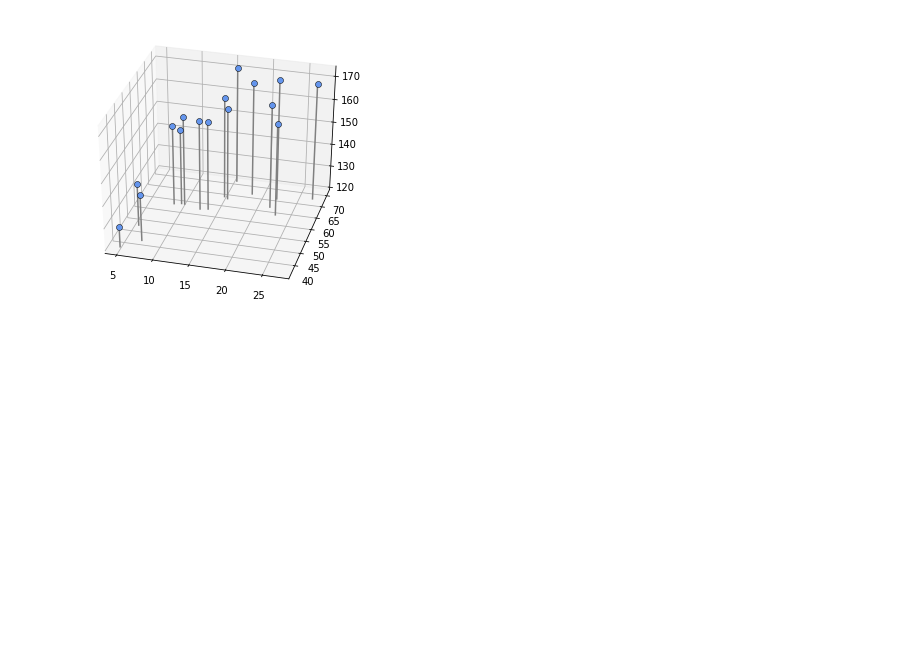
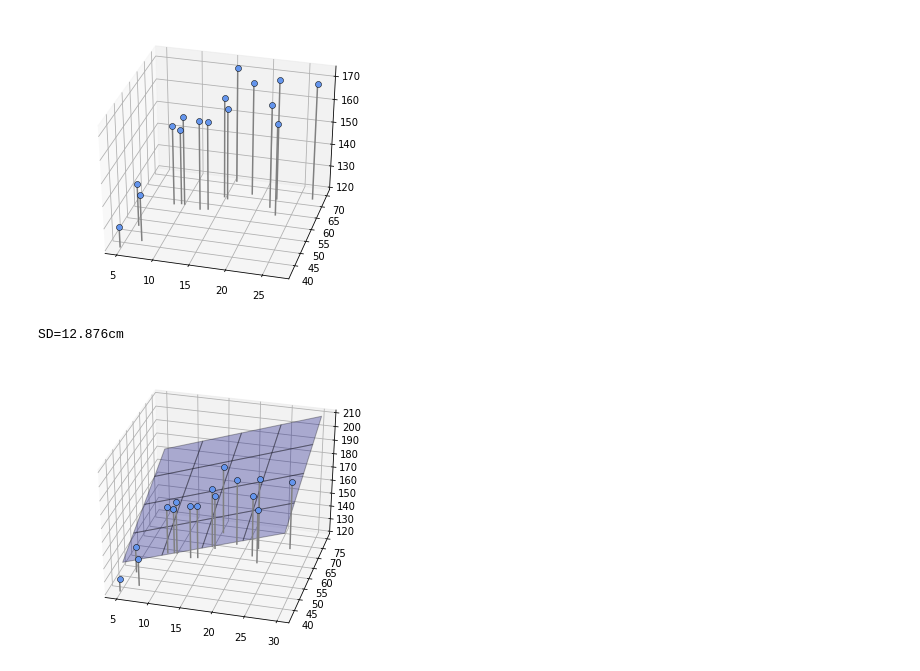
Before and after one commit to rimever/NewMachineLearningTextbook, a Jupyter notebook: chapter5/chapter5.ipynb, the cells around one changed output. Cells and saved outputs as stored; diff of their text form; code cells hidden in the pictures; blank space fills up the shorter version.

```diff
--- a/chapter5/chapter5.ipynb
+++ b/chapter5/chapter5.ipynb
@@ -226,3 +226,28 @@ plt.show
 # %% [output]
 <function matplotlib.pyplot.show(*args, **kw)>
 [figure]
+# %%
+def show_plane(ax,w):
+    px0 = np.linspace(X0_min, X0_max, 5)
+    px1 = np.linspace(X1_min, X1_max, 5)
+    px0, px1 = np.meshgrid(px0, px1)
+    y = w[0] * px0 + w[1] * px1 + w[2]
+    ax.plot_surface(px0, px1, y, rstride = 1 , cstride = 1 , alpha=0.3, color='blue', edgecolor='black')
+
+def mse_plane(x0, x1, t, w):
+    y = w[0] * x0 + w[1] * x1 + w[2]
+    mse = np.mean((y - t) **2)
+    return mse
+
+plt.figure(figsize=(6,5))
+ax = plt.subplot(1, 1, 1, projection='3d')
+W = [1.5 , 1, 90]
+show_plane(ax,W)
+
+show_data2(ax, X0, X1, T)
+mse = mse_plane(X0, X1, T, W)
+print("SD={0:.3f}cm".format(np.sqrt(mse)))
+plt.show()
+# %% [output]
+SD=12.876cm
+[figure, added]
```
Also changed, not shown: parts of 4 cells of this notebook, 1 other file.
